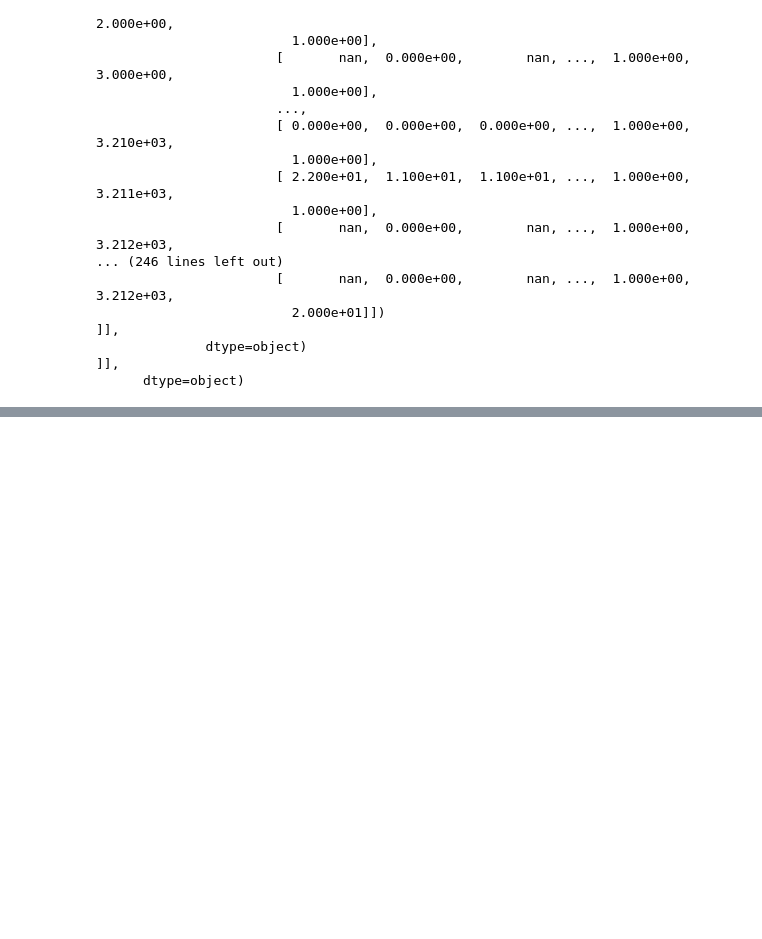
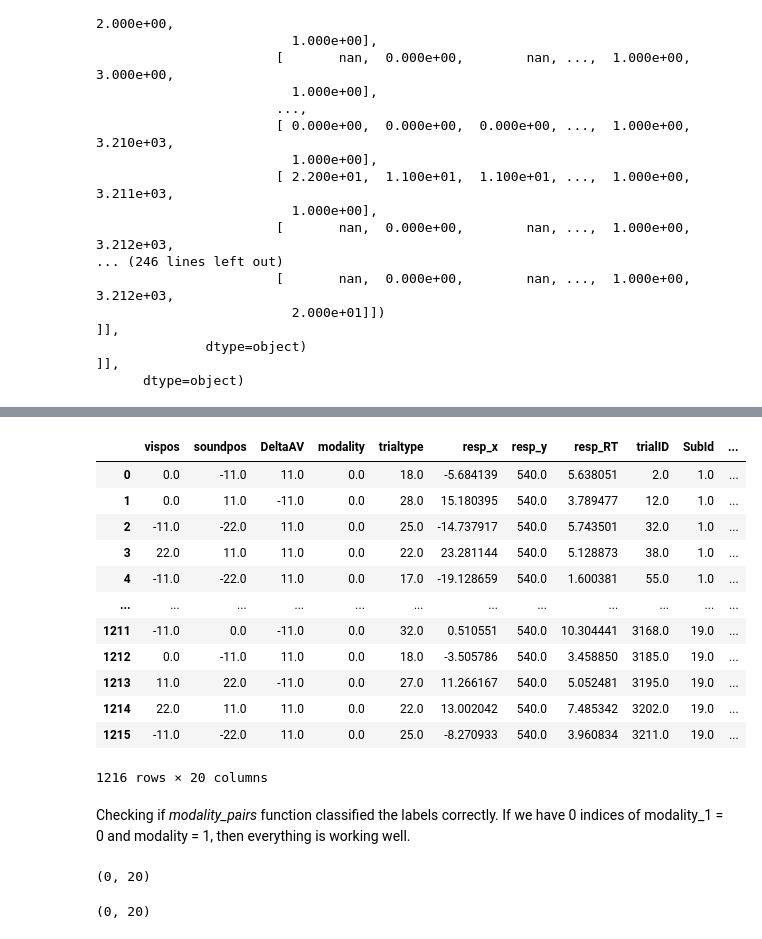
Before and after one commit to MiloszHoleksa/CompCogSci2, a Jupyter notebook: ccs2.ipynb, the cells around one changed output, grey strips where cells are left out. Saved outputs shown, nothing was run; the diff lists cells and outputs as text; code cells hidden in the pictures; blank space fills up the shorter version.

```diff
--- a/ccs2.ipynb
+++ b/ccs2.ipynb
@@ -79,0 +113,4 @@ for (index, data) in df.iterrows():
+# %%
+for i in range(1,20):
+    x = df[df['SubId'] == i].shape[0]
+    print('i =',i,'rows =', x)
@@ -79,0 +153,3 @@ for (index, data) in df.iterrows():
+# %%
+df.drop(columns = ['whichButton'], inplace = True)
+df
@@ -79,0 +229,39 @@ for (index, data) in df.iterrows():
+# %%
+pairs_combined = []
+
+for pair in pairs:
+    pair_dict = {}
+    for idx, row in enumerate(pair):
+        for col_name, value in row.items():
+            new_col_name = f'{col_name}_A' if idx != 0 else col_name
+            pair_dict[new_col_name] = value
+    pairs_combined.append(pair_dict)
+
+# Creating a new dataframe from the list of dictionaries
+df_combined = pd.DataFrame(pairs_combined)
+
+df_combined
+# %% [output]
+|  | vispos | soundpos | DeltaAV | modality | trialtype | resp_x | resp_y | resp_RT | trialID | SubId | ... |
+| 0 | 0.0 | -11.0 | 11.0 | 0.0 | 18.0 | -5.684139 | 540.0 | 5.638051 | 2.0 | 1.0 | ... |
+| 1 | 0.0 | 11.0 | -11.0 | 0.0 | 28.0 | 15.180395 | 540.0 | 3.789477 | 12.0 | 1.0 | ... |
+| 2 | -11.0 | -22.0 | 11.0 | 0.0 | 25.0 | -14.737917 | 540.0 | 5.743501 | 32.0 | 1.0 | ... |
+| 3 | 22.0 | 11.0 | 11.0 | 0.0 | 22.0 | 23.281144 | 540.0 | 5.128873 | 38.0 | 1.0 | ... |
+| 4 | -11.0 | -22.0 | 11.0 | 0.0 | 17.0 | -19.128659 | 540.0 | 1.600381 | 55.0 | 1.0 | ... |
+| ... | ... | ... | ... | ... | ... | ... | ... | ... | ... | ... | ... |
+| 1211 | -11.0 | 0.0 | -11.0 | 0.0 | 32.0 | 0.510551 | 540.0 | 10.304441 | 3168.0 | 19.0 | ... |
+| 1212 | 0.0 | -11.0 | 11.0 | 0.0 | 18.0 | -3.505786 | 540.0 | 3.458850 | 3185.0 | 19.0 | ... |
+| 1213 | 11.0 | 22.0 | -11.0 | 0.0 | 27.0 | 11.266167 | 540.0 | 5.052481 | 3195.0 | 19.0 | ... |
+| 1214 | 22.0 | 11.0 | 11.0 | 0.0 | 22.0 | 13.002042 | 540.0 | 7.485342 | 3202.0 | 19.0 | ... |
+| 1215 | -11.0 | -22.0 | 11.0 | 0.0 | 25.0 | -8.270933 | 540.0 | 3.960834 | 3211.0 | 19.0 | ... |
+1216 rows × 20 columns
+# %% [markdown]
+Checking if *modality_pairs* function classified the labels correctly. If we have 0 indices of modality_1 = 0 and modality = 1, then everything is working well.
+# %%
+df_combined[df_combined["modality_A"] == 0].shape
+# %% [output]
+(0, 20)
+# %%
+df_combined[df_combined["modality"] == 1].shape
+# %% [output]
+(0, 20)
```
Also changed, not shown: parts of 17 cells of this notebook.
